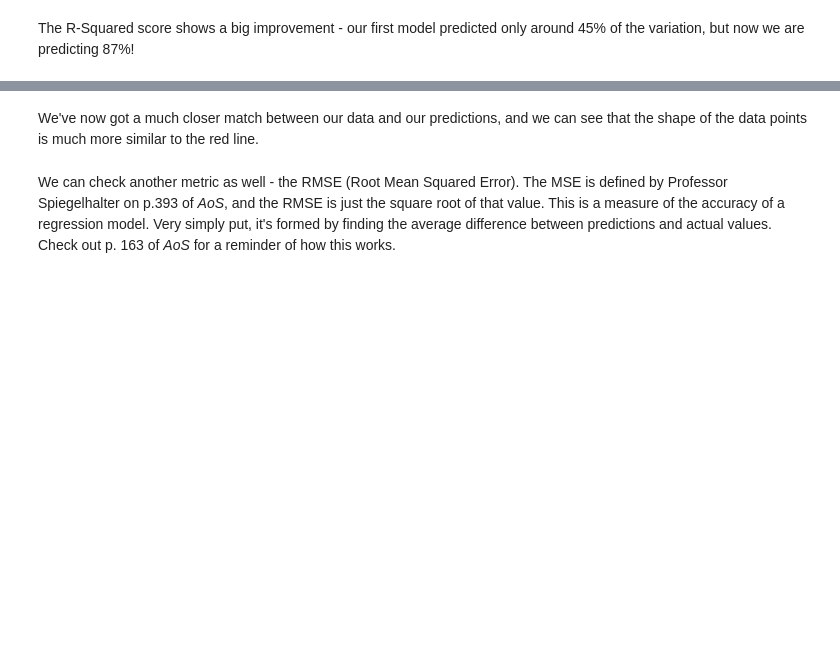
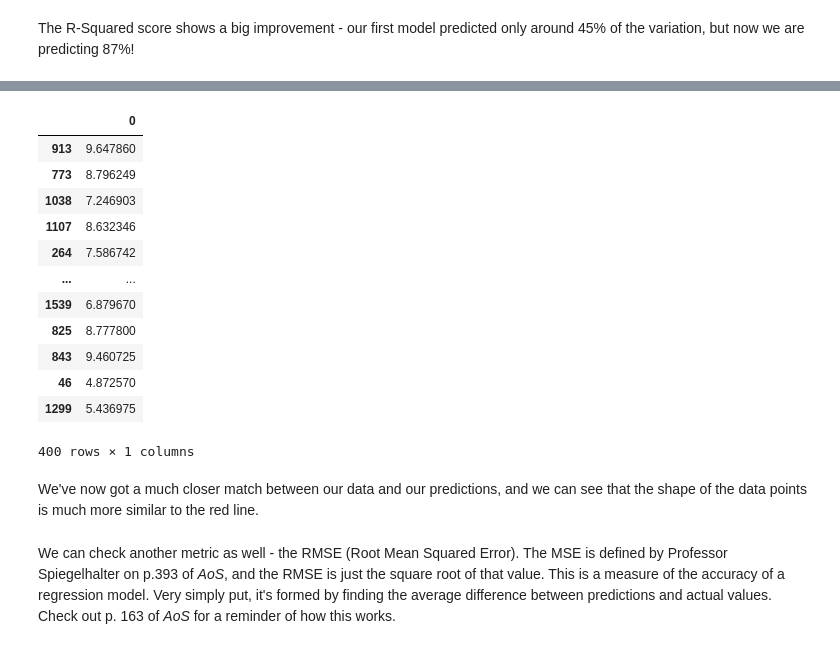
Before and after one commit to binayakhadka/springboard_case_study, a Jupyter notebook: Linear Regression/Springboard Regression Case Study - the Red Wine Dataset - Tier 1.ipynb, the cells around one changed output, grey strips where cells are left out. Drawn from its saved outputs; the diff is of its cells as text; code cells hidden in the pictures; blank space fills up the shorter version.

```diff
--- a/Linear Regression/Springboard Regression Case Study - the Red Wine Dataset - Tier 1.ipynb
+++ b/Linear Regression/Springboard Regression Case Study - the Red Wine Dataset - Tier 1.ipynb
@@ -557,3 +617,20 @@ plt.ylabel("Predicted")
+# %%
+y_pred_df = y_pred.to_frame()
+y_pred_df
+# %% [output]
+|  | 0 |
+| 913 | 9.647860 |
+| 773 | 8.796249 |
+| 1038 | 7.246903 |
+| 1107 | 8.632346 |
+| 264 | 7.586742 |
+| ... | ... |
+| 1539 | 6.879670 |
+| 825 | 8.777800 |
+| 843 | 9.460725 |
+| 46 | 4.872570 |
+| 1299 | 5.436975 |
+400 rows × 1 columns
 # %% [markdown]
 We've now got a much closer match between our data and our predictions, and we can see that the shape of the data points is much more similar to the red line.
 # %% [markdown]
```
Also changed, not shown: parts of 12 cells of this notebook.
